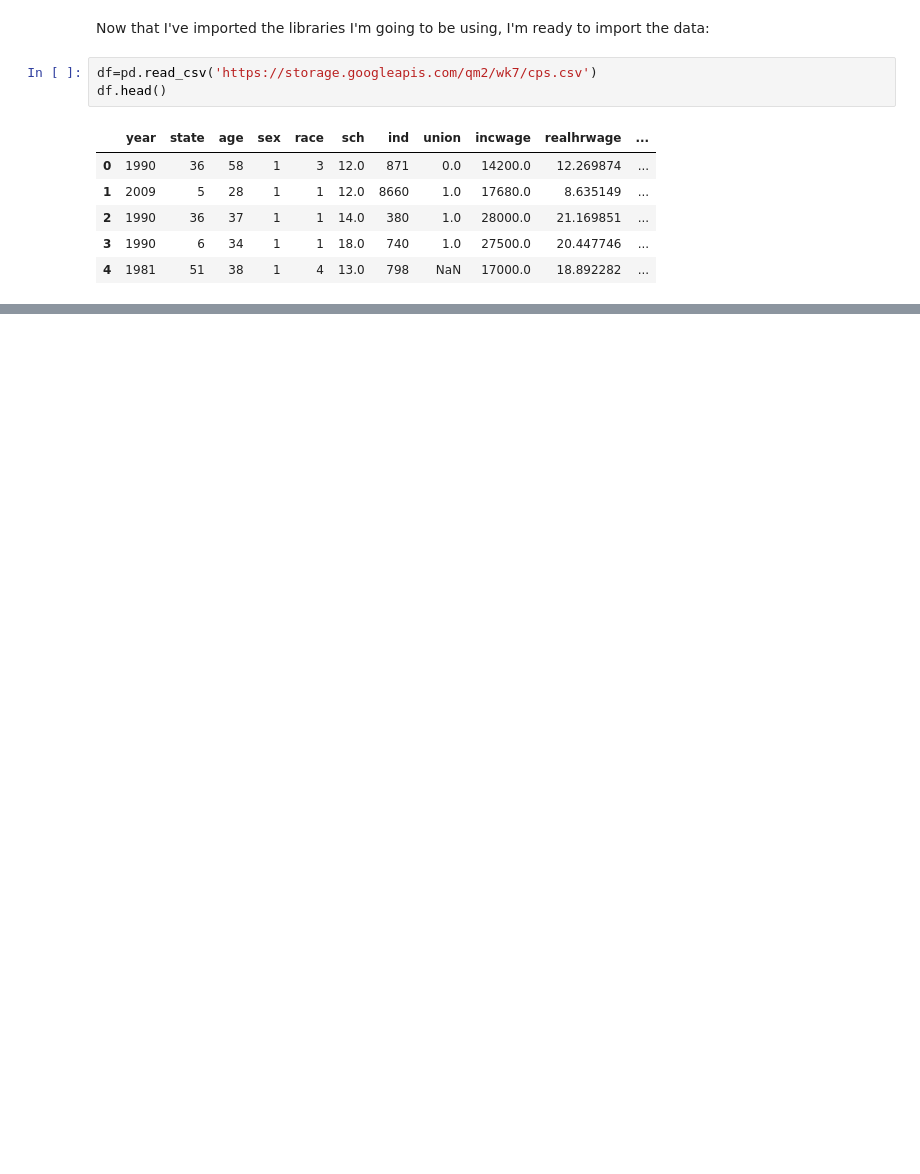
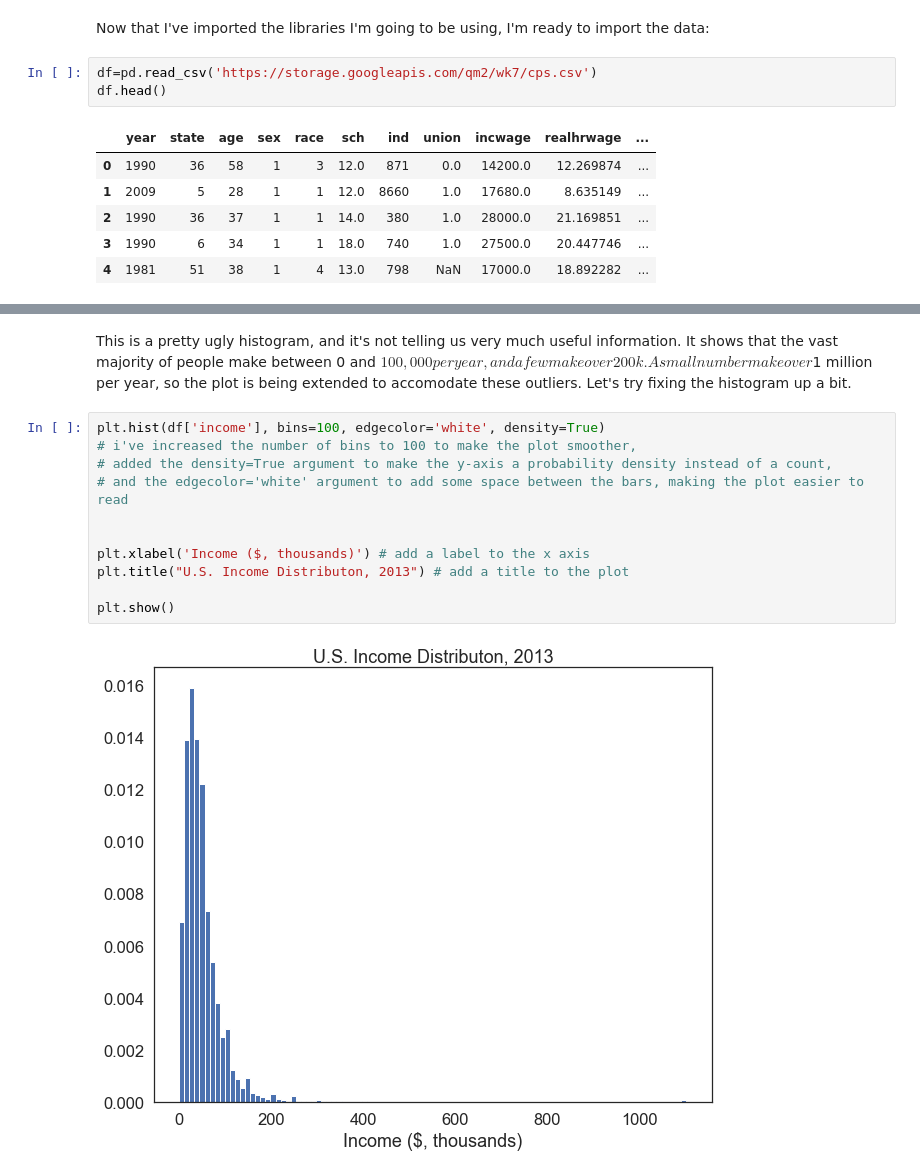
Before and after one commit to jessiewong0719/QM2, a Jupyter notebook: W5_Distributions_and_Basic_Statistics.ipynb, the cells around one changed output, grey strips where cells are left out. Cells and saved outputs as stored; diff of their text form; blank space fills up the shorter version.

```diff
--- a/W5_Distributions_and_Basic_Statistics.ipynb
+++ b/W5_Distributions_and_Basic_Statistics.ipynb
@@ -751,0 +198,15 @@ This difference is statistically significant (p-value = 0.0000).
+# %% [markdown]
+This is a pretty ugly histogram, and it's not telling us very much useful information. It shows that the vast majority of people make between 0 and $100,000 per year, and a few make over 200k. A small number make over $1 million per year, so the plot is being extended to accomodate these outliers. Let's try fixing the histogram up a bit.
+# %%
+plt.hist(df['income'], bins=100, edgecolor='white', density=True)
+# i've increased the number of bins to 100 to make the plot smoother,
+# added the density=True argument to make the y-axis a probability density instead of a count,
+# and the edgecolor='white' argument to add some space between the bars, making the plot easier to read
+
+
+plt.xlabel('Income ($, thousands)') # add a label to the x axis
+plt.title("U.S. Income Distributon, 2013") # add a title to the plot
+
+plt.show()
+# %% [output]
+[figure, added]
```
Also changed, not shown: parts of 104 cells of this notebook.
